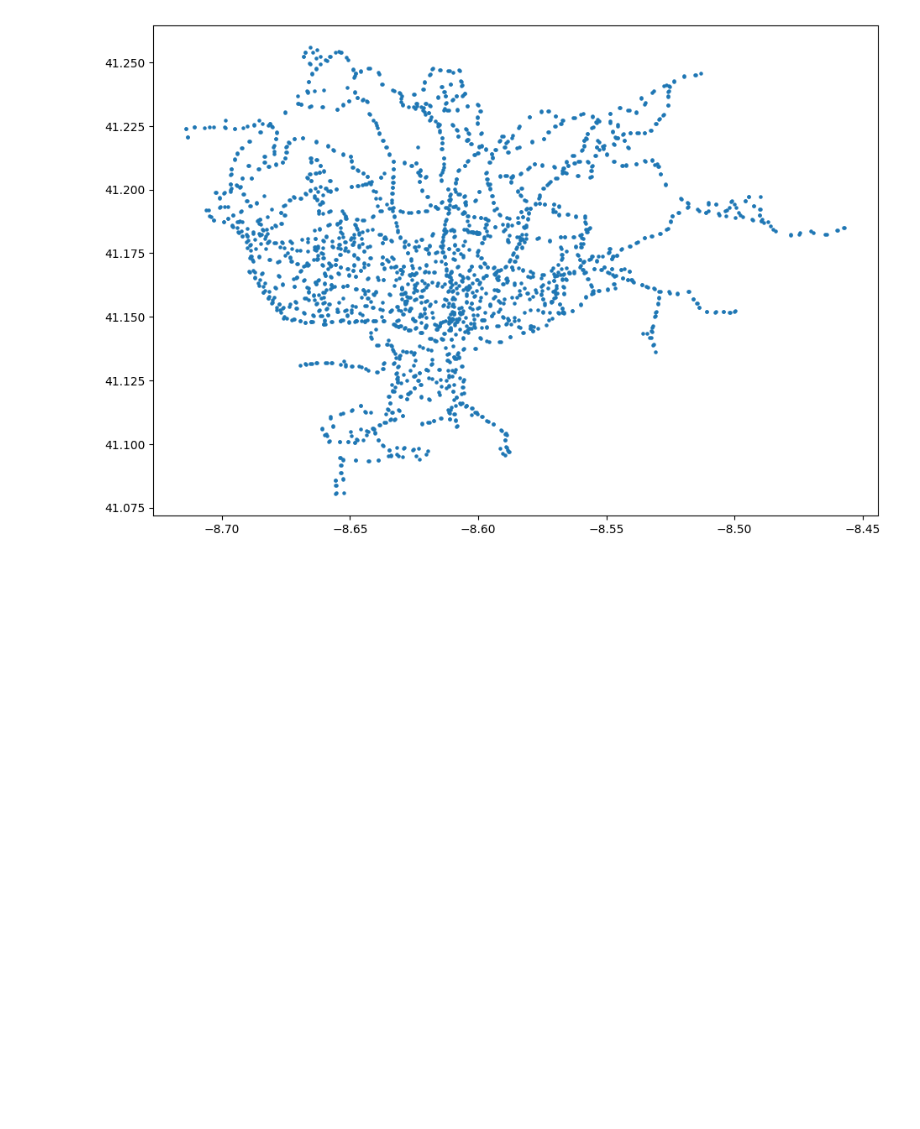
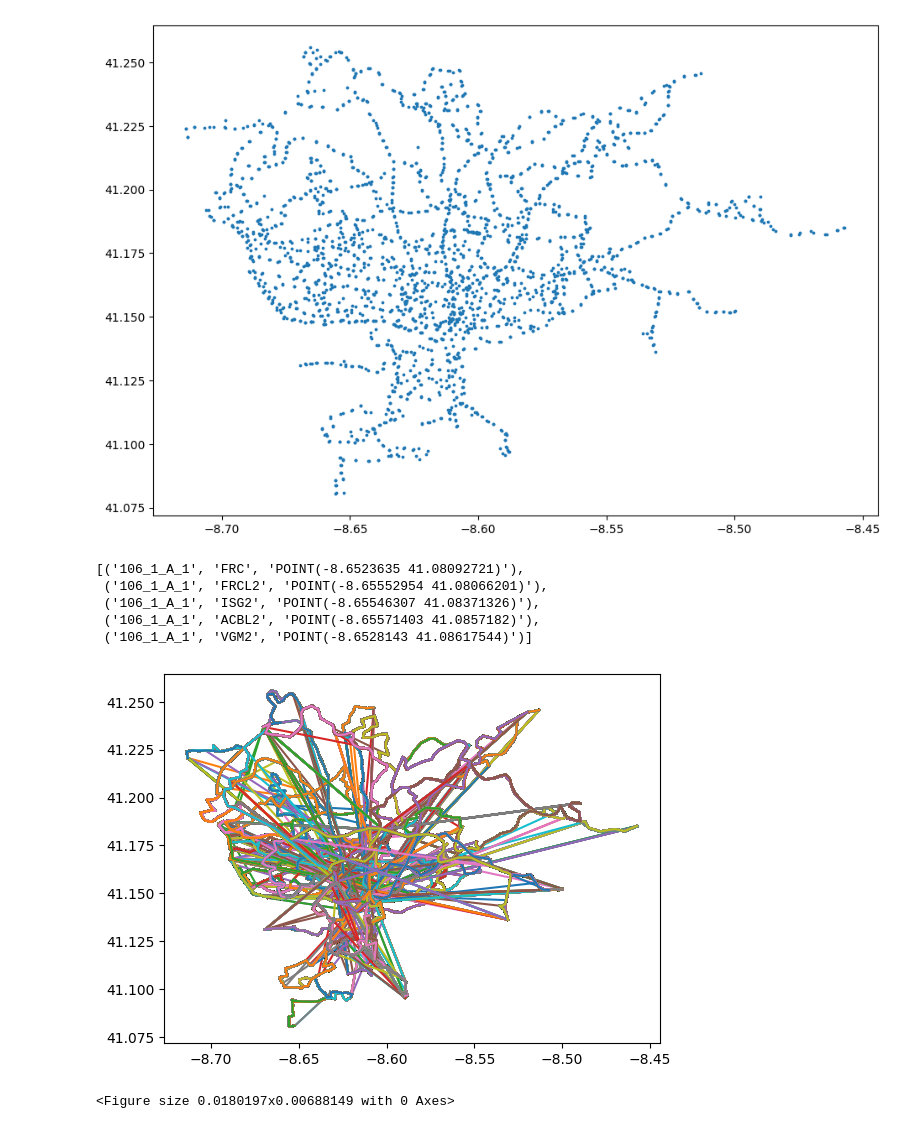
Before and after one commit to lhugens/tabd_pratical, a Jupyter notebook: visualizations.ipynb, the cells around one changed output. Saved outputs shown, nothing was run; the diff lists cells and outputs as text; code cells hidden in the pictures; blank space fills up the shorter version.

Commit message:
further visualizations, and added cont_aad_caop2018.sql

```diff
--- a/visualizations.ipynb
+++ b/visualizations.ipynb
@@ -34,3 +34,46 @@ plt.scatter(xs,ys,s=5)
 # %% [output]
 <matplotlib.collections.PathCollection at 0x...>
 [figure]
+# %%
+conn = psycopg2.connect("dbname=project user=hugens")
+cursor_psql = conn.cursor()
+sql = "select stop_times.trip_id, stop_times.stop_id, st_astext(stops.point) from stops join stop_times on stops.stop_id = stop_times.stop_id"
+cursor_psql.execute(sql)
+results = cursor_psql.fetchall()
+results[:5]
+# %% [output]
+[('106_1_A_1', 'FRC', 'POINT(-8.6523635 41.08092721)'),
+ ('106_1_A_1', 'FRCL2', 'POINT(-8.65552954 41.08066201)'),
+ ('106_1_A_1', 'ISG2', 'POINT(-8.65546307 41.08371326)'),
+ ('106_1_A_1', 'ACBL2', 'POINT(-8.65571403 41.0857182)'),
+ ('106_1_A_1', 'VGM2', 'POINT(-8.6528143 41.08617544)')]
+# %%
+routes = {}
+for trip_id, stop_times, point in results:
+    routes[trip_id] = []
+for trip_id, stop_times, point in results:
+    routes[trip_id].append(point)
+
+new_routes = {}
+for trip_id, points_list in routes.items():
+    xs = []
+    ys = []
+    for point in points_list:
+        (x,y) = point[6:-1].split()
+        xs.append(float(x))
+        ys.append(float(y))
+    new_routes[trip_id] = [xs,ys]
+#new_routes
+# %%
+scale = 1/30000
+for trip_id, route in new_routes.items():
+    xs, ys = route
+    plt.plot(xs,ys)
+
+width_in_inches = ((max(xs)-min(xs))/0.0254)*1.1
+height_in_inches = ((max(ys)-min(ys))/0.0254)*1.1
+fig = plt.figure(figsize=(width_in_inches*scale, height_in_inches*scale))
+plt.show()
+# %% [output]
+[figure, added]
+<Figure size 0.0180197x0.00688149 with 0 Axes>
```
Also changed, not shown: parts of 3 cells of this notebook, 1 other file.
